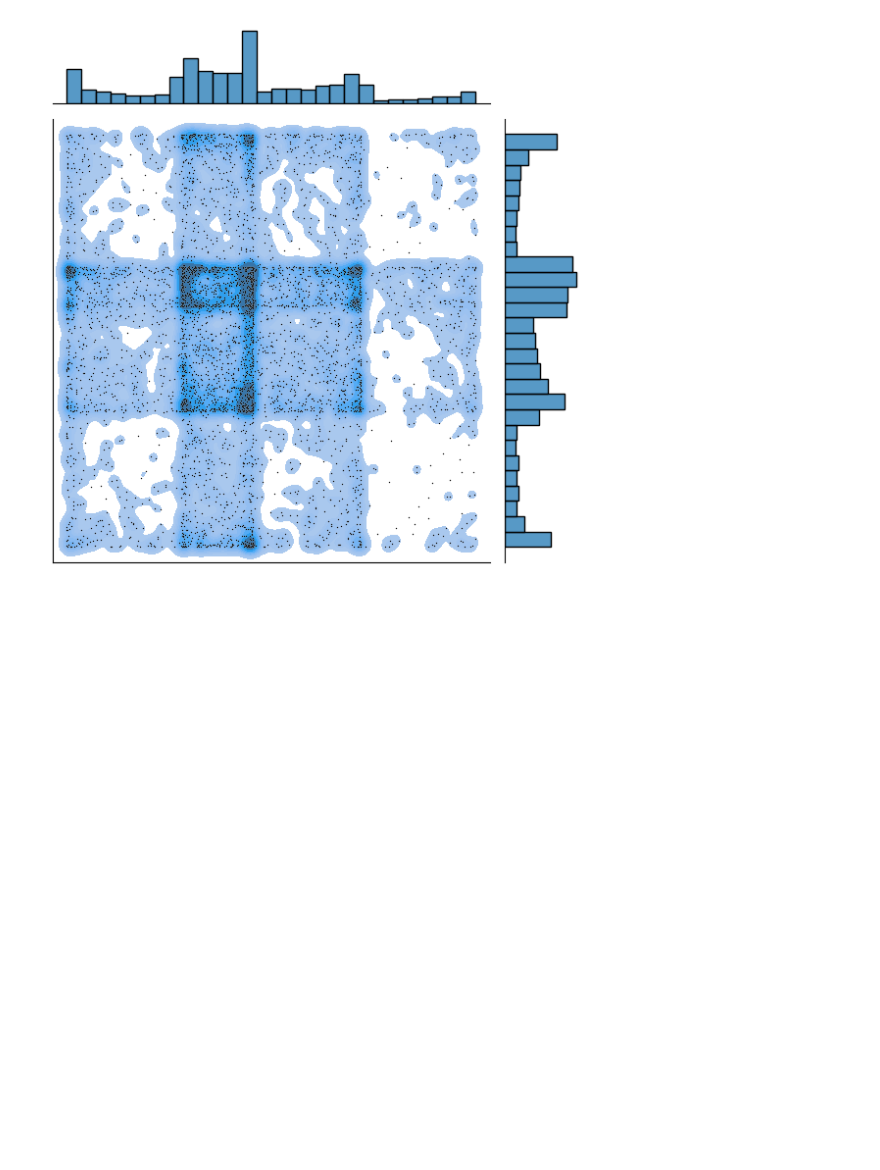
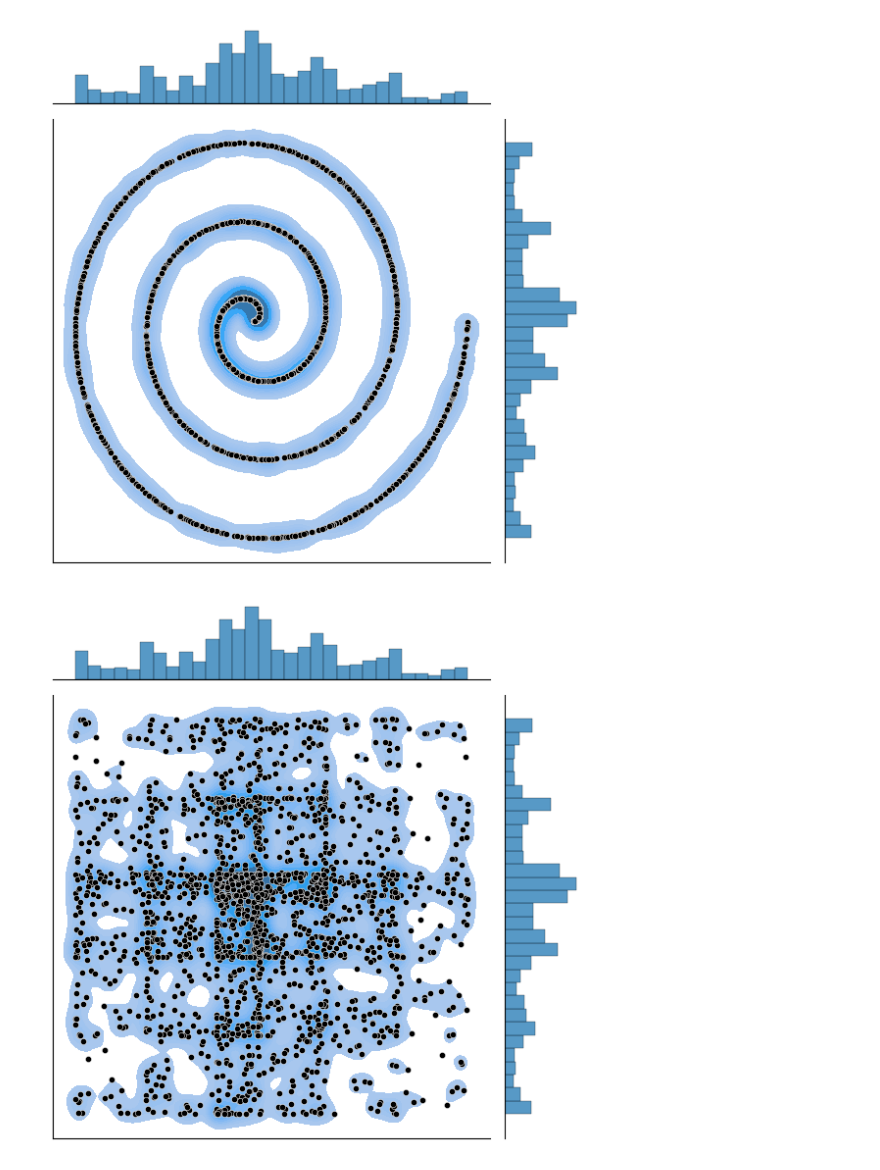
Before and after one commit to lorenzobasile/IDCorrelation, a Jupyter notebook: spiral.ipynb, the cells around one changed output. Cells and saved outputs as stored; diff of their text form; code cells hidden in the pictures; blank space fills up the shorter version.

```diff
--- a/spiral.ipynb
+++ b/spiral.ipynb
@@ -35,13 +26,17 @@ def id_correlation(X,Y):
 # %%
-theta=np.random.uniform(0, 10*np.pi, (10000,1))
-r=theta/(10*np.pi)
+np.random.seed(0)
+torch.manual_seed(0)
 
-linear_X=np.random.uniform(-1, 1, (10000,1))+0*np.random.normal(0, 0.01, (10000,1))
-linear_Y=linear_X+0*np.random.normal(0, 0.01, (10000,1))
-spiral_X=r*np.cos(theta)+0*np.random.normal(0, 0.01, (10000,1))
-spiral_Y=r*np.sin(theta)+0*np.random.normal(0, 0.01, (10000,1))
-random_X=np.random.normal(0, 1, (10000,1))
-random_Y=np.random.normal(0, 1, (10000,1))
+N_points=2000
+theta=torch.as_tensor(np.random.uniform(0, 6*np.pi, (N_points,1)), dtype=torch.float64)
+r=theta/(6*np.pi)
+
+linear_X=torch.as_tensor(np.random.uniform(-1, 1, (N_points,1)), dtype=torch.float64)
+linear_Y=linear_X
+spiral_X=r*np.cos(theta)
+spiral_Y=r*np.sin(theta)
+random_X=torch.as_tensor(np.random.normal(0, 1, (N_points,1)), dtype=torch.float64)
+random_Y=torch.as_tensor(np.random.normal(0, 1, (N_points,1)), dtype=torch.float64)
 # %%
 print(linear_correlation(linear_X, linear_Y))
 print(distance_correlation(linear_X, linear_Y))
@@ -266,10 +119,19 @@ ymax = m2.max()+0.05*(m2.max()-m2.min())
-# %%
-lab_=np.zeros(xy.shape[0],dtype='int')
-#g=sns.jointplot(data=xy, x=xy[:,0], y=xy[:,1], s=1, kind='kde', palette='Blues', shade=True)#,scatter_kws={'s': 1})
-g=sns.jointplot(data=xy, x=xy[:,0], y=xy[:,1], s=1, color='k', kind='scatter', marginal_kws={'color': '#1f77b4'})#,scatter_kws={'s': 1})
-g.plot_joint(sns.kdeplot, zorder=0, levels=10,bw_adjust=0.2, fill=True)#
-g.ax_joint.set_xticks([])
-g.ax_joint.set_yticks([])
-plt.savefig('shuff.png', dpi=100)
-# %% [output]
-[figure, removed]
+# %%
+spiral = cat([spiral_X, spiral_Y]).numpy()
+shuffled = cat([spiral_X, shuffle(spiral_Y)]).numpy()
+
+g=sns.jointplot(data=spiral, x=spiral[:,0], y=spiral[:,1], s=20, color='k', kind='scatter', marginal_kws={'color': 'tab:blue', 'bins': 30, 'linewidth': 0.2})
+g.plot_joint(sns.kdeplot, zorder=0, levels=10,bw_adjust=0.3, fill=True)#
+g.ax_joint.set_xticks([])
+g.ax_joint.set_yticks([])
+plt.savefig('results/spiral.svg', dpi=200, bbox_inches='tight', format='svg')
+
+g=sns.jointplot(data=shuffled, x=shuffled[:,0], y=shuffled[:,1], s=20, color='k', kind='scatter', marginal_kws={'color': 'tab:blue', 'bins': 30, 'linewidth': 0.2})
+g.plot_joint(sns.kdeplot, zorder=0, levels=10,bw_adjust=0.3, fill=True)
+g.ax_joint.set_xticks([])
+g.ax_joint.set_yticks([])
+
+plt.savefig('results/shuffled_spiral.svg', dpi=200, bbox_inches='tight', format='svg')
+# %% [output]
+[figure, added]
+[figure, added]
```
Also changed, not shown: parts of 24 cells of this notebook, 6 other files.
